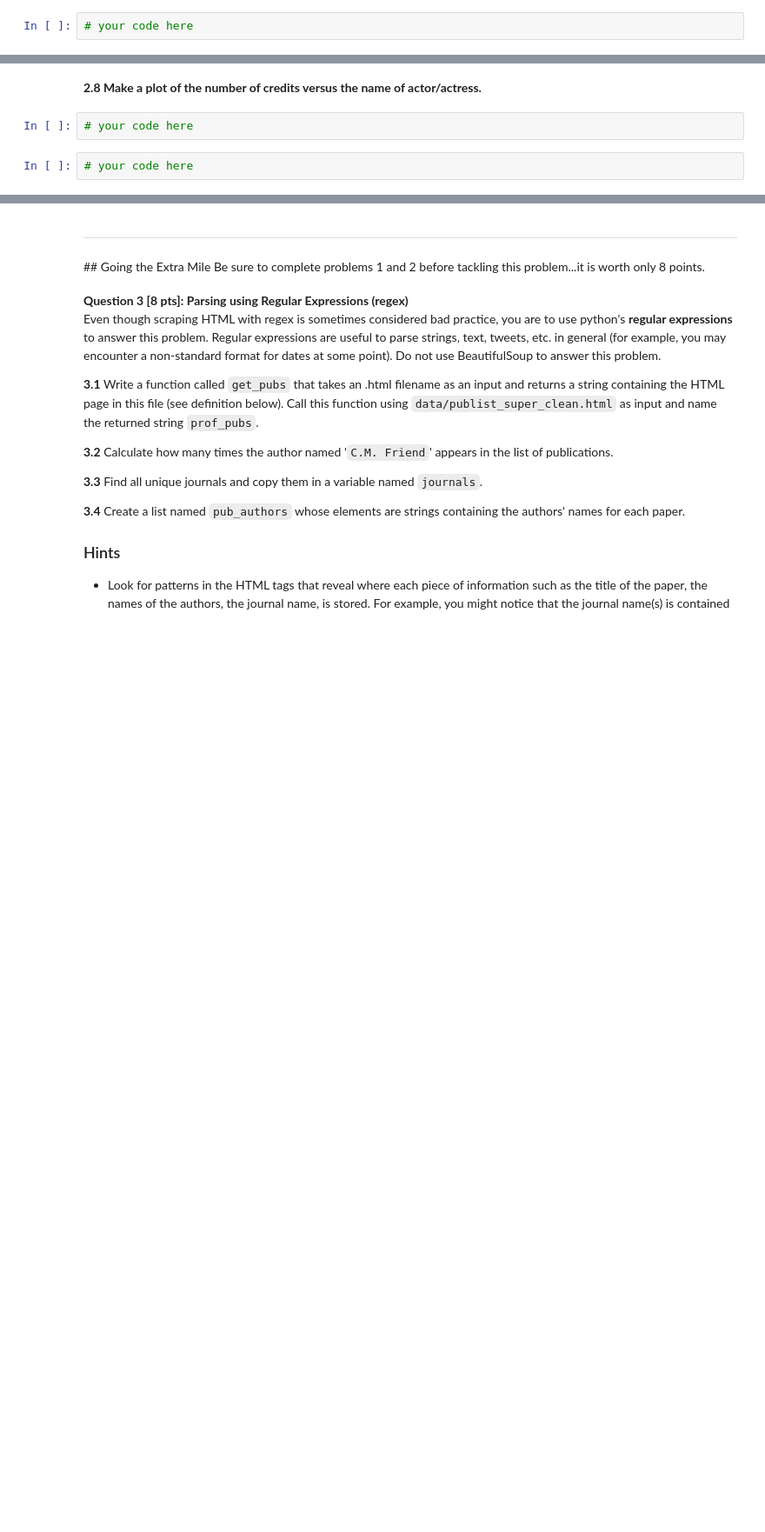
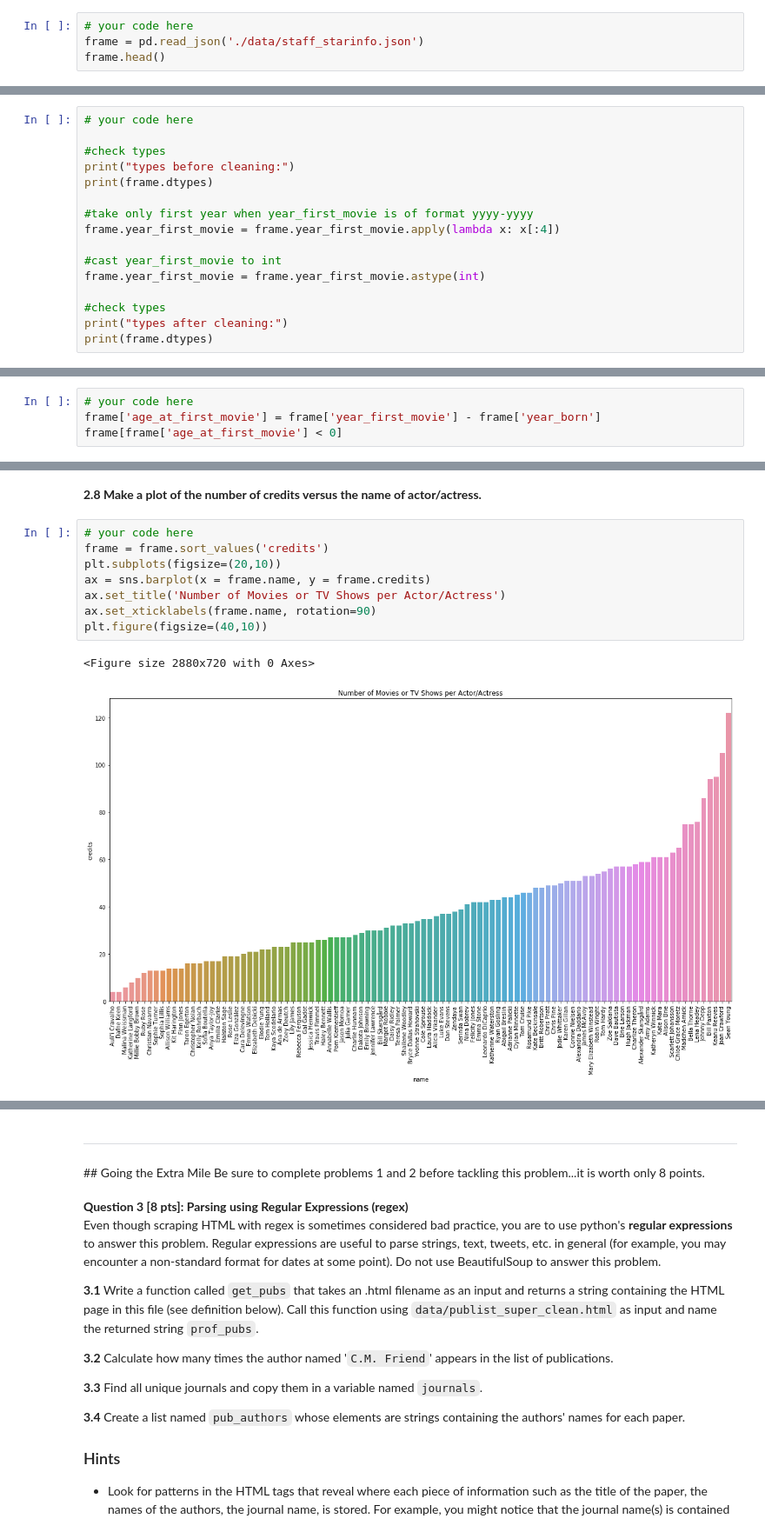
Before and after one commit to JoshFeldman95/AM209a, a Jupyter notebook: hw1/cs109a_hw1.ipynb, the cells around one changed output, grey strips where cells are left out. Shown: that part at 87% size. Cells and saved outputs as stored; diff of their text form; blank space fills up the shorter version.

```diff
--- a/hw1/cs109a_hw1.ipynb
+++ b/hw1/cs109a_hw1.ipynb
@@ -566,2 +759,4 @@ star_table
 # %%
 # your code here
+frame = pd.read_json('./data/staff_starinfo.json')
+frame.head()
@@ -575,0 +770,16 @@ star_table
+# %%
+# your code here
+
+#check types
+print("types before cleaning:")
+print(frame.dtypes)
+
+#take only first year when year_first_movie is of format yyyy-yyyy
+frame.year_first_movie = frame.year_first_movie.apply(lambda x: x[:4])
+
+#cast year_first_movie to int
+frame.year_first_movie = frame.year_first_movie.astype(int)
+
+#check types
+print("types after cleaning:")
+print(frame.dtypes)
@@ -575,0 +809,4 @@ star_table
+# %%
+# your code here
+frame['age_at_first_movie'] = frame['year_first_movie'] - frame['year_born']
+frame[frame['age_at_first_movie'] < 0]
@@ -589,6 +839,13 @@ Your output should look like this:<BR>
 # %% [markdown]
 **2.8 Make a plot of the number of credits versus the name of actor/actress.**
-# %%
-# your code here
-# %%
-# your code here
+# %%
+# your code here
+frame = frame.sort_values('credits')
+plt.subplots(figsize=(20,10))
+ax = sns.barplot(x = frame.name, y = frame.credits)
+ax.set_title('Number of Movies or TV Shows per Actor/Actress')
+ax.set_xticklabels(frame.name, rotation=90)
+plt.figure(figsize=(40,10))
+# %% [output]
+<Figure size 2880x720 with 0 Axes>
+[figure, added]
```
Also changed, not shown: parts of 47 cells of this notebook, 2 other files.
